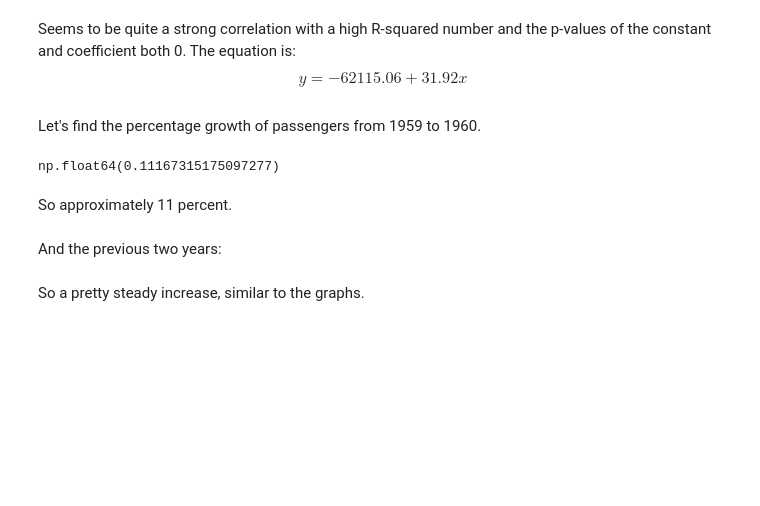
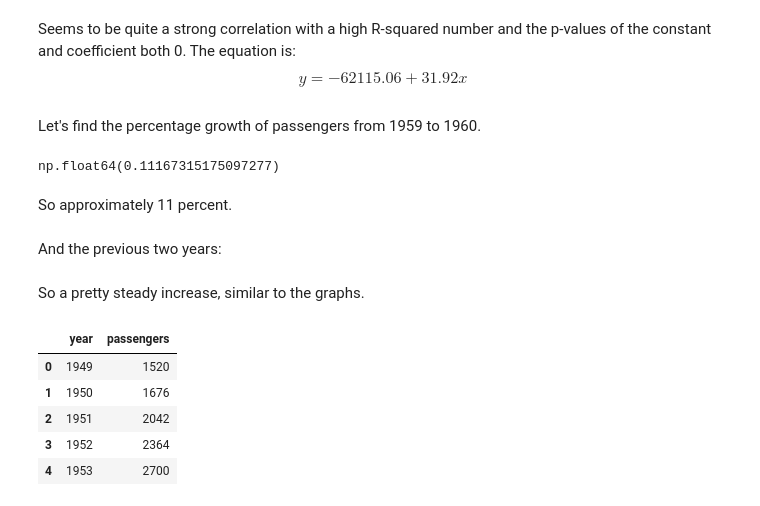
Before and after one commit to ddelony/stats, a Jupyter notebook: flights.ipynb, the cells around one changed output. Saved outputs shown, nothing was run; the diff lists cells and outputs as text; code cells hidden in the pictures; blank space fills up the shorter version.

```diff
--- a/flights.ipynb
+++ b/flights.ipynb
@@ -65,0 +70,9 @@ So a pretty steady increase, similar to the graphs.
+# %%
+passenger_year.head()
+# %% [output]
+|  | year | passengers |
+| 0 | 1949 | 1520 |
+| 1 | 1950 | 1676 |
+| 2 | 1951 | 2042 |
+| 3 | 1952 | 2364 |
+| 4 | 1953 | 2700 |
```
Also changed, not shown: parts of 17 cells of this notebook.
